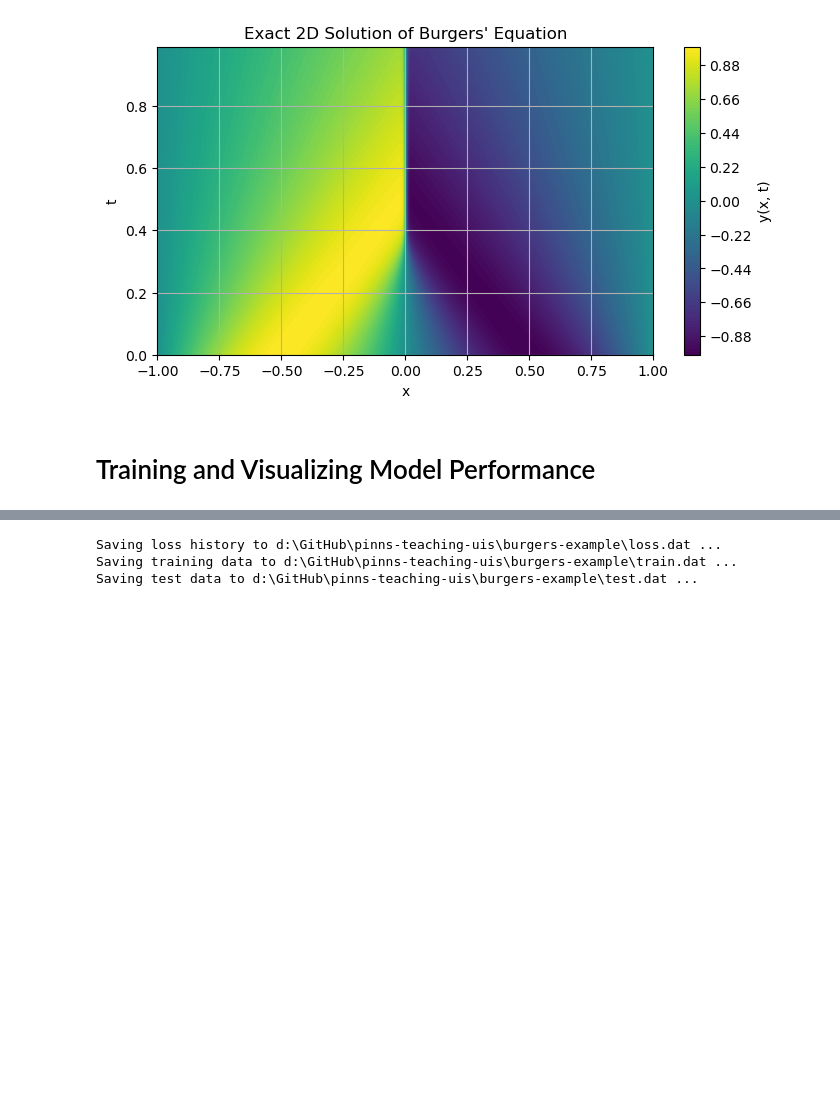
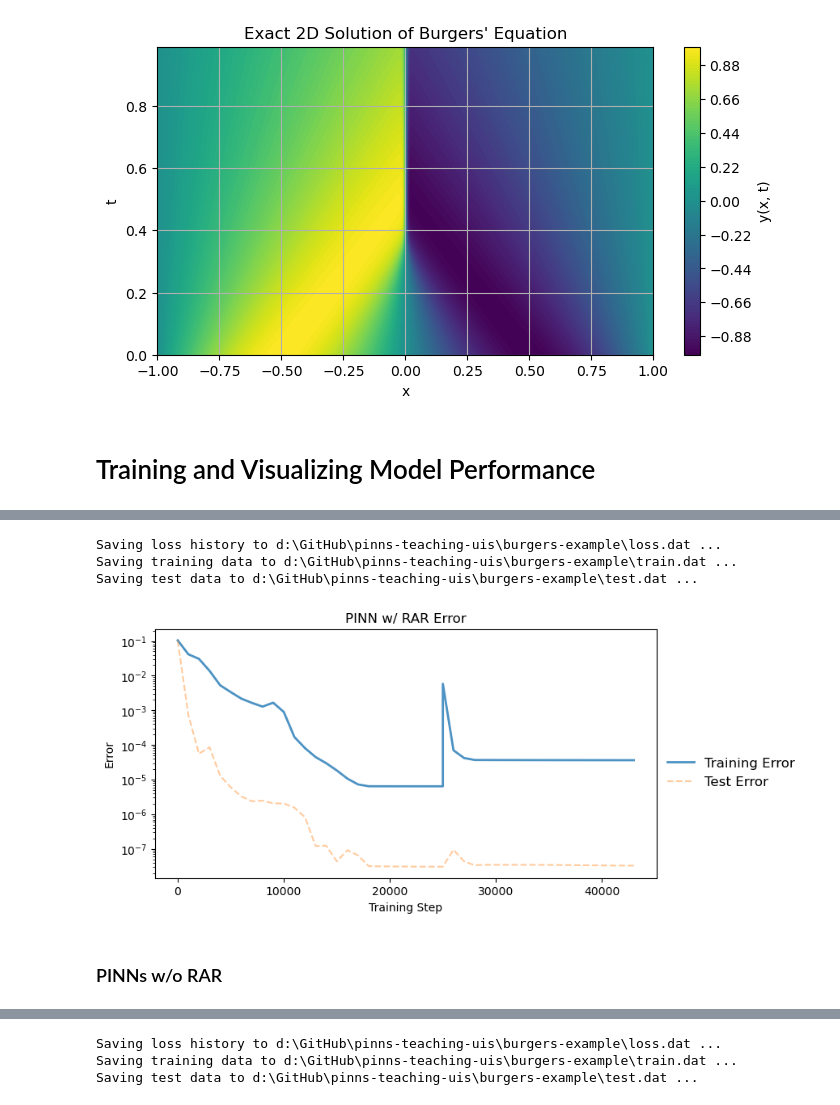
Before and after one commit to cdenq/pinns-teaching-uis, a Jupyter notebook: burgers-example/burgers.ipynb, the cells around one changed output, grey strips where cells are left out. Drawn from its saved outputs; the diff is of its cells as text; code cells hidden in the pictures; blank space fills up the shorter version.

```diff
--- a/burgers-example/burgers.ipynb
+++ b/burgers-example/burgers.ipynb
@@ -91,15 +139,20 @@ plt.show()
+# %%
+# sets up PINN for training
+data = dde.data.TimePDE(geomtime, pde, [bc, ic], num_domain=2500, num_boundary=100, num_initial=100)
+net = dde.nn.FNN([2] + [20] * 3 + [1], "tanh", "Glorot normal")
+pinn_rar = dde.Model(data, net)
 # %%
-# initial two-step model training
-model.compile("adam", lr=1e-3)
-losshistory, train_state = model.train(iterations=10000)
-model.compile("L-BFGS-B")
-losshistory, train_state = model.train()
+# initial model training & error collection
+pinn_rar.compile("adam", lr=1e-3)
+losshistory, train_state = pinn_rar.train(iterations=10000)
+pinn_rar.compile("L-BFGS-B")
+losshistory, train_state = pinn_rar.train()
 
-X = geomtime.random_points(100000)
+# RAR process
 err = 1
-while err > 0.005: # RAR process
-    # calculate the residuals and mean residual error
-    f = model.predict(X, operator=pde) # pde is being incorporated in the prediction here, making it a PINNs
+while err > 0.005:
+    # error collect
+    f = pinn_rar.predict(X, operator=pde) # pde is being incorporated in the prediction here, making it a PINN
     err_eq = np.absolute(f)
     err = np.mean(err_eq)
     print("Mean residual: %.3e" % (err))
@@ -113,9 +166,9 @@ while err > 0.005: # RAR process
     early_stopping = dde.callbacks.EarlyStopping(min_delta=1e-4, patience=2000)
 
     # update the model
-    model.compile("adam", lr=1e-3)
-    model.train(iterations=10000, disregard_previous_best=True, callbacks=[early_stopping])
-    model.compile("L-BFGS")
-    losshistory, train_state = model.train()
+    pinn_rar.compile("adam", lr=1e-3)
+    pinn_rar.train(iterations=10000, disregard_previous_best=True, callbacks=[early_stopping])
+    pinn_rar.compile("L-BFGS")
+    losshistory, train_state = pinn_rar.train()
 # %% [output]
 Compiling model...
@@ -199,0 +191,20 @@ TypeError: TimePDE.__init__() got multiple values for argument 'num_domain'
+# %%
+# Save the results
+dde.saveplot(losshistory, train_state, issave=True, isplot=False)
+input_file = "loss.dat"
+output_file = "pinns_rar"
+export_error(input_file, output_file)
+# %% [output]
+Saving loss history to d:\GitHub\pinns-teaching-uis\burgers-example\loss.dat ...
+Saving training data to d:\GitHub\pinns-teaching-uis\burgers-example\train.dat ...
+Saving test data to d:\GitHub\pinns-teaching-uis\burgers-example\test.dat ...
+# %%
+# Plot the data
+title = "PINN w/ RAR"
+df = pd.read_csv(f"error/{output_file}.csv")
+output_file = "Burgers-PINN-RAR"
+plot_error(title, df, output_file)
+# %% [output]
+[figure, added]
+# %% [markdown]
+### PINNs w/o RAR
```
Also changed, not shown: parts of 22 cells of this notebook, 10 other files.
